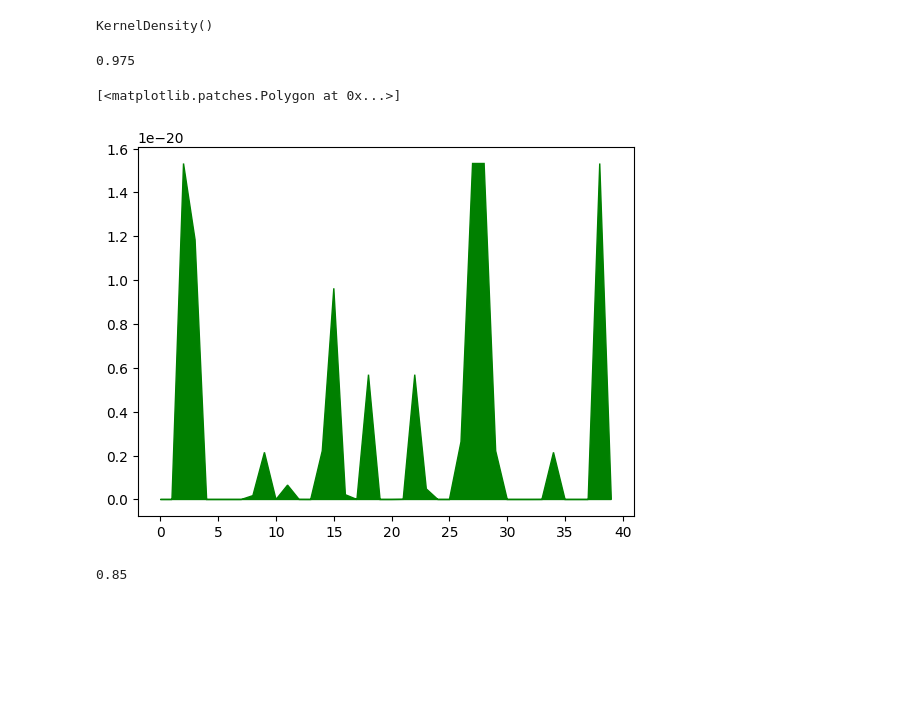
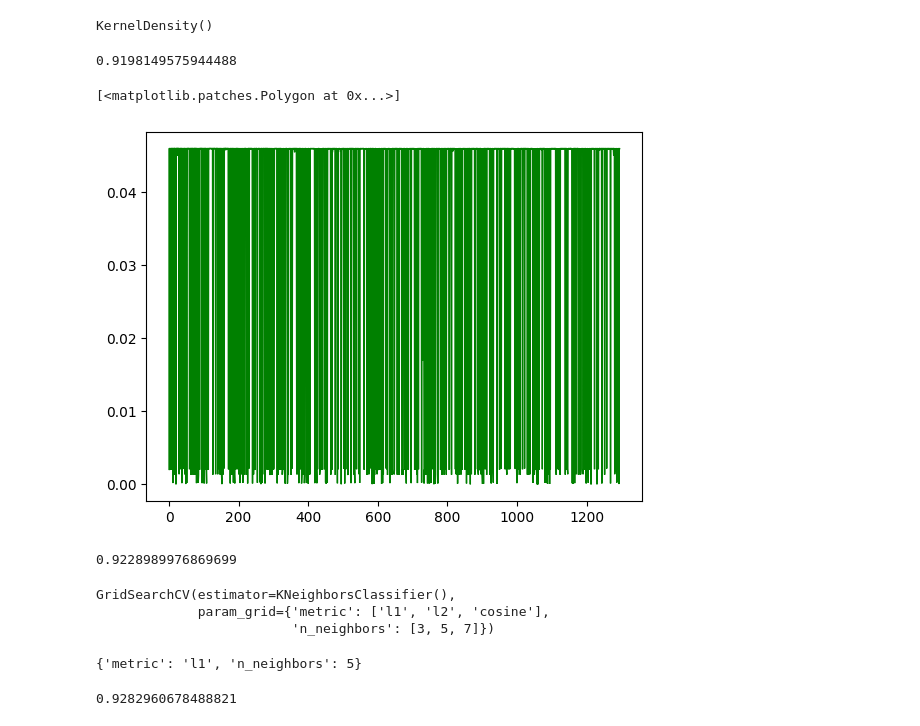
Before and after one commit to mducat/CECS550, a Jupyter notebook: 4_prediction_model.ipynb, the cells around one changed output. Cells and saved outputs as stored; diff of their text form; code cells hidden in the pictures; blank space fills up the shorter version.

Commit message:
[+] feature filter, gridsearch

```diff
--- a/4_prediction_model.ipynb
+++ b/4_prediction_model.ipynb
@@ -11,20 +11,28 @@ from sklearn.model_selection import train_test_split
 train_df = pd.read_csv('./train_df.csv')
 test_df = pd.read_csv('./test_df.csv')
 
-train_df.drop('Unnamed: 0', axis=1, inplace=True)
-test_df.drop('Unnamed: 0', axis=1, inplace=True)
+columns_to_delete = ['Unnamed: 0']
+
+# correlated data removal
+columns_to_delete.append('gender_male') # correlated to gender_female
+columns_to_delete += ['user_seller_actions', 'user_seller_cat', 'user_seller_brands'] # correlated to user_seller_interaction
+columns_to_delete += ['user_cat_actions_y', 'user_brand_actions', 'user_item_actions'] # correlated to user_cat_actions_x
+
+for v in columns_to_delete:
+    train_df.drop(v, axis=1, inplace=True)
+    test_df.drop(v, axis=1, inplace=True)
 
 # temporary use of 200 values for training
-Y = train_df['label'][:200]
-X = train_df.drop('label', axis=1)[:200]
+Y = train_df['label']
+X = train_df.drop('label', axis=1)
 
 X_train, X_test, Y_train, Y_test = train_test_split(X, Y, test_size=0.2, random_state=1337, stratify = Y)
 # %%
 from sklearn.decomposition import PCA
 
 pca = PCA(3)
-# X_train = pca.fit_transform(X_train)
-# X_test = pca.fit_transform(X_test)
+X_train_pca = pca.fit_transform(X_train)
+X_test_pca = pca.transform(X_test)
 # %%
 from sklearn.naive_bayes import GaussianNB
 
@@ -41,27 +49,24 @@ accuracy_score(Y_test, y_pred)
 from sklearn.neighbors import KernelDensity
 from sklearn.neighbors import KNeighborsClassifier
 
-# todo gridsearch, try parameters
-
 KNN = KNeighborsClassifier()
-KNN.fit(X_train, Y_train)
+KNN.fit(X_train_pca, Y_train)
 
 parzen = KernelDensity()
-parzen.fit(X_train, Y_train)
+parzen.fit(X_train_pca)
 # %% [output]
 KernelDensity()
 # %%
-accuracy_score(Y_test, KNN.predict(X_test))
+accuracy_score(Y_test, KNN.predict(X_test_pca))
 # %% [output]
-0.975
+0.9198149575944488
 # %%
-log_dens = parzen.score_samples(X_test)
+log_dens = parzen.score_samples(X_test_pca)
 
-# TODO fix
 plt.fill(np.exp(log_dens), c='green')
 # %% [output]
 [<matplotlib.patches.Polygon at 0x...>]
-[figure, old version]
+[figure, new version]
 # %%
 from sklearn.neural_network import MLPClassifier
 
@@ -71,4 +76,4 @@ clf.fit(X_train, Y_train)
 
 accuracy_score(Y_test, clf.predict(X_test))
 # %% [output]
-0.85
+0.9228989976869699
@@ -74,0 +83,19 @@ accuracy_score(Y_test, clf.predict(X_test))
+# %%
+
+cv = GridSearchCV(KNeighborsClassifier(), {"n_neighbors": [3, 5, 7], "metric": ['l1', 'l2', 'cosine']})
+
+cv.fit(X_train, Y_train)
+# %% [output]
+GridSearchCV(estimator=KNeighborsClassifier(),
+             param_grid={'metric': ['l1', 'l2', 'cosine'],
+                         'n_neighbors': [3, 5, 7]})
+# %%
+cv.best_params_
+# %% [output]
+{'metric': 'l1', 'n_neighbors': 5}
+# %%
+est = cv.best_estimator_
+
+accuracy_score(Y_test, est.predict(X_test))
+# %% [output]
+0.9282960678488821
```
Also changed, not shown: parts of 3 cells of this notebook.
